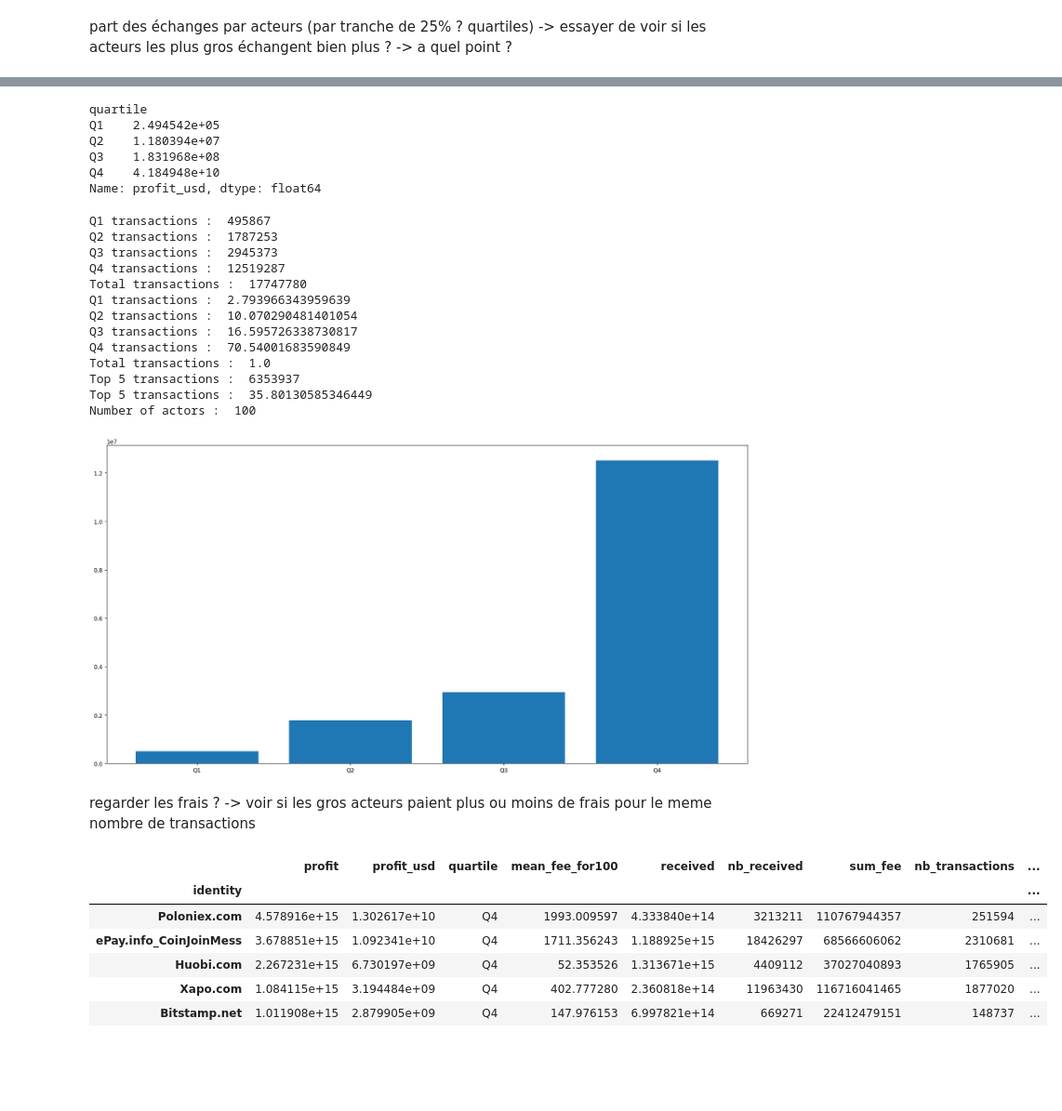
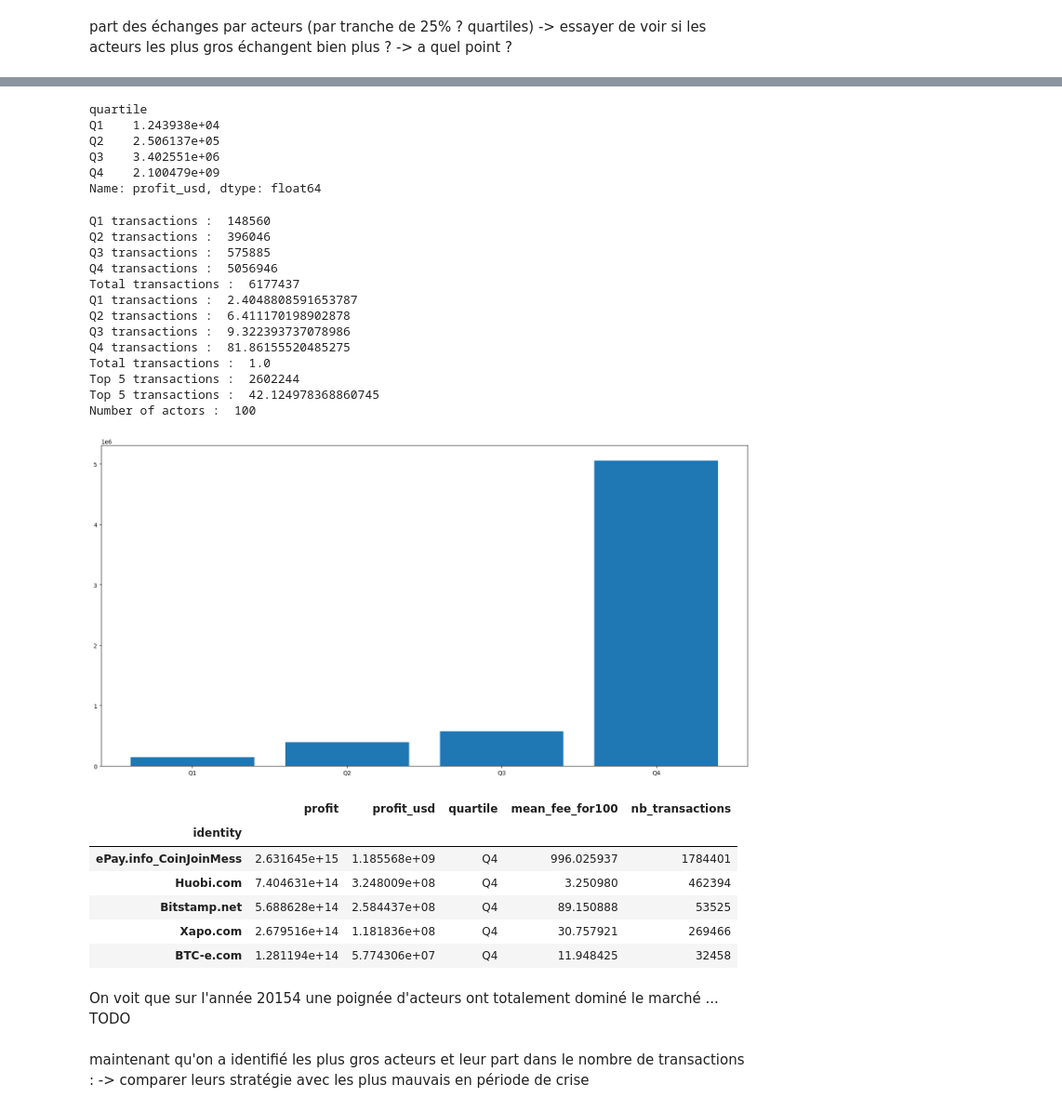
Before and after one commit to Coartix/BigDataDefiEGC, a Jupyter notebook: profit_analysis.ipynb, the cells around one changed output, grey strips where cells are left out. Shown at 93% size. Drawn from its saved outputs; the diff is of its cells as text; code cells hidden in the pictures; blank space fills up the shorter version.

```diff
--- a/profit_analysis.ipynb
+++ b/profit_analysis.ipynb
@@ -80,0 +53,5 @@ network_df.head()
+# %%
+# only keep data of 2015
+
+external_df = external_df[external_df.index.year == 2015]
+external_df.head()
@@ -80,0 +76,3 @@ network_df.head()
+# %%
+actor_df = actor_df[actor_df['date'].dt.year == 2015]
+actor_df.head()
@@ -227,10 +243,10 @@ final_profits_df
 final_profits_df.groupby('quartile')['profit_usd'].sum()
 # %% [output]
 quartile
-Q1    2.494542e+05
-Q2    1.180394e+07
-Q3    1.831968e+08
-Q4    4.184948e+10
+Q1    1.243938e+04
+Q2    2.506137e+05
+Q3    3.402551e+06
+Q4    2.100479e+09
 Name: profit_usd, dtype: float64
 # %%
 # get the list of actors in each quartile
@@ -267,18 +283,18 @@ print('Top 5 transactions : ', top_5_transactions / actor_df['nb_transactions'].
 #print the number of actors
 print('Number of actors : ', len(final_profits_df.index.get_level_values(0).unique()))
 # %% [output]
-Q1 transactions :  495867
-Q2 transactions :  1787253
-Q3 transactions :  2945373
-Q4 transactions :  12519287
-Total transactions :  17747780
-Q1 transactions :  2.793966343959639
-Q2 transactions :  10.070290481401054
-Q3 transactions :  16.595726338730817
-Q4 transactions :  70.54001683590849
+Q1 transactions :  148560
+Q2 transactions :  396046
+Q3 transactions :  575885
+Q4 transactions :  5056946
+Total transactions :  6177437
+Q1 transactions :  2.4048808591653787
+Q2 transactions :  6.411170198902878
+Q3 transactions :  9.322393737078986
+Q4 transactions :  81.86155520485275
 Total transactions :  1.0
-Top 5 transactions :  6353937
-Top 5 transactions :  35.80130585346449
+Top 5 transactions :  2602244
+Top 5 transactions :  42.124978368860745
 Number of actors :  100
 # %%
 # plot the number of transactions of each quartile
@@ -286,26 +302,24 @@ plt.figure(figsize=(20,10))
 plt.bar(['Q1', 'Q2', 'Q3', 'Q4'], [quartile_1_transactions, quartile_2_transactions, quartile_3_transactions, quartile_4_transactions])
 plt.show()
 # %% [output]
-[figure, old version]
+[figure, new version]
-# %% [markdown]
-regarder les frais ?
--> voir si les gros acteurs paient plus ou moins de frais pour le meme nombre de transactions
 # %%
 # look at the mean_fee_for100 for each actor and update the final_profits_df dataframe
 final_profits_df['mean_fee_for100'] = actor_df.groupby(level=0)['mean_fee_for100'].mean()
 
 # add every actor_df column to the final_profits_df dataframe
 l = ["received", "nb_received", "sum_fee", "mean_fee_for100", "nb_transactions", "sent", "self_spent", "self_spent_estimated", "nb_spent", "spent"]
+l = ["mean_fee_for100", "nb_transactions"]
 for elt in l:
     final_profits_df[elt] = actor_df.groupby(level=0)[elt].sum()
 
 
 final_profits_df.head()
 # %% [output]
-|  | profit | profit_usd | quartile | mean_fee_for100 | received | nb_received | sum_fee | nb_transactions | ... |
-| identity |  |  |  |  |  |  |  |  | ... |
-| Poloniex.com | 4.578916e+15 | 1.302617e+10 | Q4 | 1993.009597 | 4.333840e+14 | 3213211 | 110767944357 | 251594 | ... |
-| ePay.info_CoinJoinMess | 3.678851e+15 | 1.092341e+10 | Q4 | 1711.356243 | 1.188925e+15 | 18426297 | 68566606062 | 2310681 | ... |
-| Huobi.com | 2.267231e+15 | 6.730197e+09 | Q4 | 52.353526 | 1.313671e+15 | 4409112 | 37027040893 | 1765905 | ... |
-| Xapo.com | 1.084115e+15 | 3.194484e+09 | Q4 | 402.777280 | 2.360818e+14 | 11963430 | 116716041465 | 1877020 | ... |
-| Bitstamp.net | 1.011908e+15 | 2.879905e+09 | Q4 | 147.976153 | 6.997821e+14 | 669271 | 22412479151 | 148737 | ... |
+|  | profit | profit_usd | quartile | mean_fee_for100 | nb_transactions |
+| identity |  |  |  |  |  |
+| ePay.info_CoinJoinMess | 2.631645e+15 | 1.185568e+09 | Q4 | 996.025937 | 1784401 |
+| Huobi.com | 7.404631e+14 | 3.248009e+08 | Q4 | 3.250980 | 462394 |
+| Bitstamp.net | 5.688628e+14 | 2.584437e+08 | Q4 | 89.150888 | 53525 |
+| Xapo.com | 2.679516e+14 | 1.181836e+08 | Q4 | 30.757921 | 269466 |
+| BTC-e.com | 1.281194e+14 | 5.774306e+07 | Q4 | 11.948425 | 32458 |
@@ -317,0 +339,5 @@ fig.show()
+# %% [markdown]
+On voit que sur l'année 20154 une poignée d'acteurs ont totalement dominé le marché ... TODO
+# %% [markdown]
+maintenant qu'on a identifié les plus gros acteurs et leur part dans le nombre de transactions :
+-> comparer leurs stratégie avec les plus mauvais en période de crise
```
Also changed, not shown: parts of 31 cells of this notebook, 1 other file.
